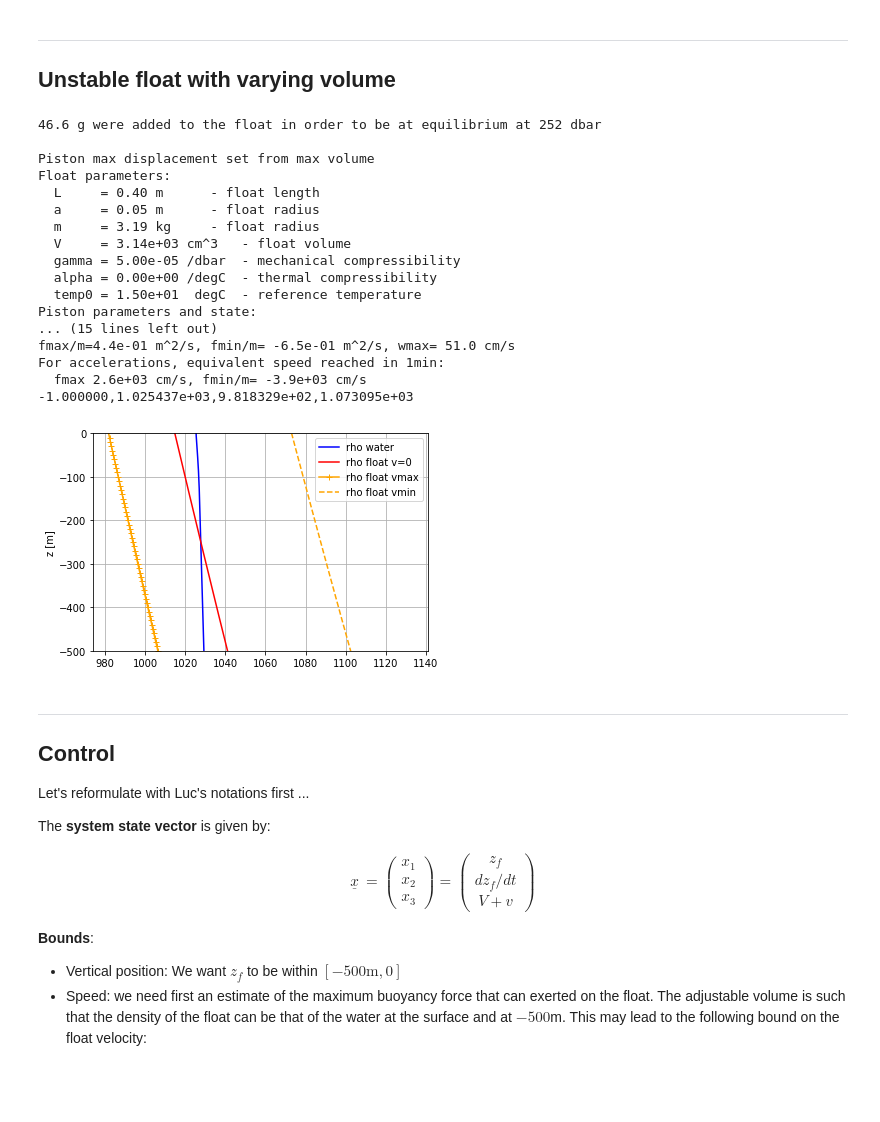
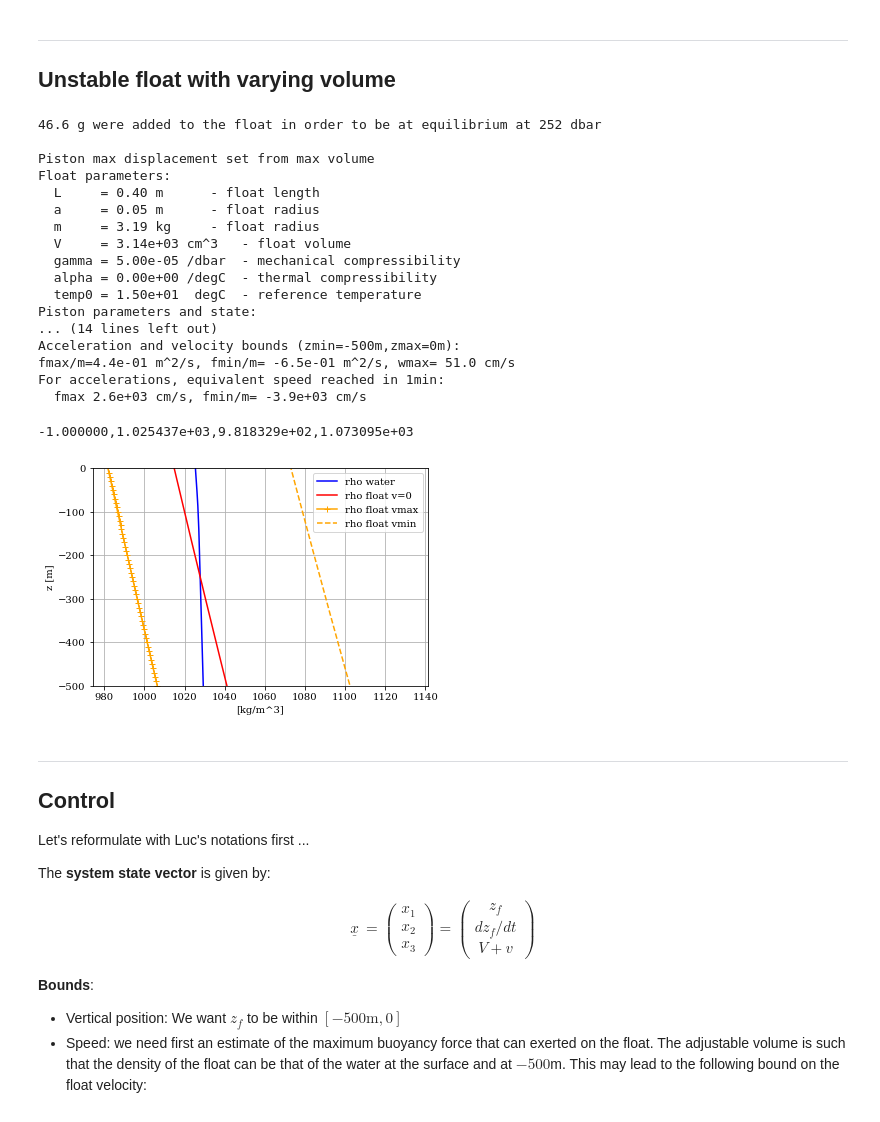
Before and after one commit to apatlpo/cognac, a Jupyter notebook: instrum/zcontrol_realistic.ipynb, the cells around one changed output. Saved outputs shown, nothing was run; the diff lists cells and outputs as text; code cells hidden in the pictures; blank space fills up the shorter version.

```diff
--- a/instrum/zcontrol_realistic.ipynb
+++ b/instrum/zcontrol_realistic.ipynb
@@ -102,7 +104,6 @@ For accelerations, equivalent speed reached in 1min:
 ---
 ## Unstable float with varying volume
 # %%
-
 #
 fu = autonomous_float(gamma=50.e-6,alpha=0.)
 # adjust mass to be at equilibrium at -250m
@@ -125,25 +126,6 @@ print(fu)
 
 # compute bounds on motions
 fmax, fmin, afmax, wmax = fu.compute_bounds(w,-500.)
-
-# show densities
-plt.figure()
-ax = plt.subplot(111)
-#
-iz = np.argmin(np.abs(z+250))
-rho_f=fu.rho(p,temp,v=0.)
-rho_f_vmax=fu.rho(p,temp,v=fu.piston.vol_max)
-rho_f_vmin=fu.rho(p,temp,v=fu.piston.vol_min)
-print('%f,%e,%e,%e'%(z[-1],rho_w[-1],rho_f_vmax[-1],rho_f_vmin[-1]))
-#
-ax.plot(rho_w,z,'b',label='rho water')
-ax.plot(rho_f,z,'r',label='rho float v=0')
-ax.plot(rho_f_vmax,z,'-+',color='orange',label='rho float vmax',markevery=10)
-ax.plot(rho_f_vmin,z,'--',color='orange',label='rho float vmin')
-ax.legend()
-ax.set_ylim((-500,0.))
-ax.set_ylabel('z [m]')
-ax.grid()
 # %% [output]
 46.6 g were added to the float in order to be at equilibrium at 252 dbar
 
@@ -157,12 +139,34 @@ Float parameters:
   alpha = 0.00e+00 /degC  - thermal compressibility
   temp0 = 1.50e+01  degC  - reference temperature
 Piston parameters and state:
-... (15 lines left out)
+... (14 lines left out)
+Acceleration and velocity bounds (zmin=-500m,zmax=0m):
 fmax/m=4.4e-01 m^2/s, fmin/m= -6.5e-01 m^2/s, wmax= 51.0 cm/s
 For accelerations, equivalent speed reached in 1min:
   fmax 2.6e+03 cm/s, fmin/m= -3.9e+03 cm/s
--1.000000,1.025437e+03,9.818329e+02,1.073095e+03
-[figure, removed]
+# %%
+# show densities
+plt.figure()
+ax = plt.subplot(111)
+#
+iz = np.argmin(np.abs(z+250))
+rho_f=fu.rho(p,temp,v=0.)
+rho_f_vmax=fu.rho(p,temp,v=fu.piston.vol_max)
+rho_f_vmin=fu.rho(p,temp,v=fu.piston.vol_min)
+#print('%f,%e,%e,%e'%(z[-1],rho_w[-1],rho_f_vmax[-1],rho_f_vmin[-1]))
+#
+ax.plot(rho_w,z,'b',label='rho water')
+ax.plot(rho_f,z,'r',label='rho float v=0')
+ax.plot(rho_f_vmax,z,'-+',color='orange',label='rho float vmax',markevery=10)
+ax.plot(rho_f_vmin,z,'--',color='orange',label='rho float vmin')
+ax.legend()
+ax.set_xlabel('[kg/m^3]')
+ax.set_ylim((-500,0.))
+ax.set_ylabel('z [m]')
+ax.grid()
+# %% [output]
+-1.000000,1.025437e+03,9.818329e+02,1.073095e+03
+[figure, added]
 # %% [markdown]
 ---
 
```
Also changed, not shown: parts of 6 cells of this notebook, 2 other files.
